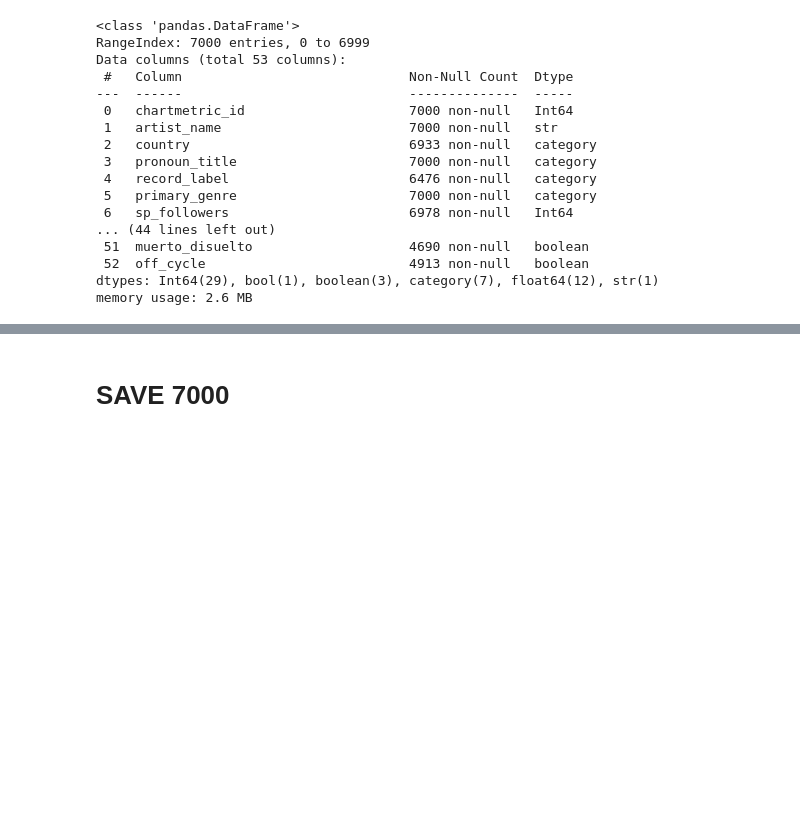
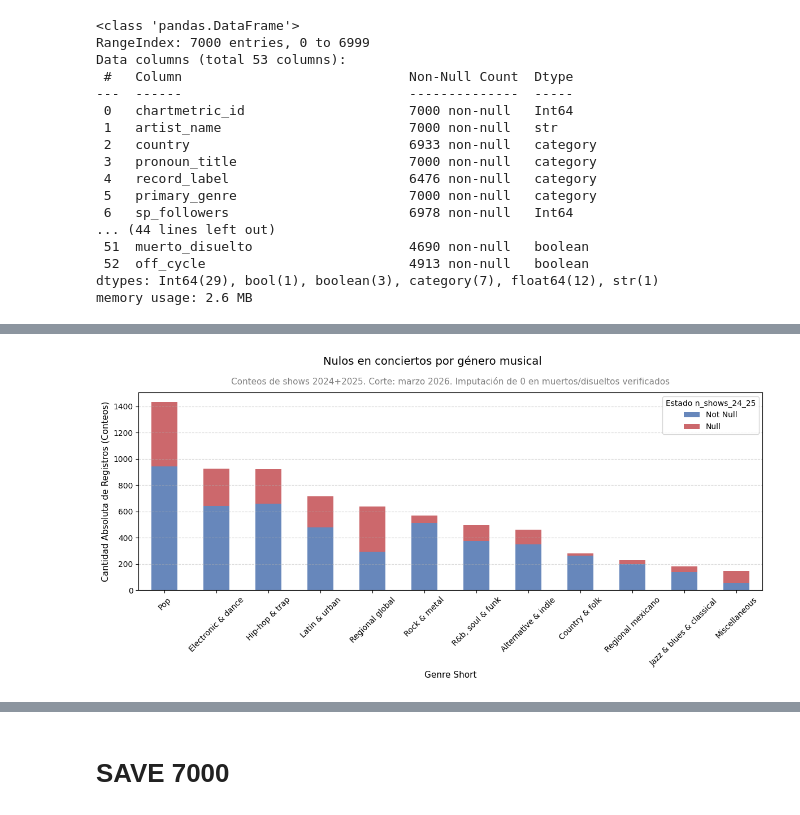
Before and after one commit to SilvanaBContreras/come_together_industria_de_la_musica, a Jupyter notebook: chartmetric_EDA1.ipynb, the cells around one changed output, grey strips where cells are left out. Drawn from its saved outputs; the diff is of its cells as text; code cells hidden in the pictures; blank space fills up the shorter version.

```diff
--- a/chartmetric_EDA1.ipynb
+++ b/chartmetric_EDA1.ipynb
@@ -3135,0 +3204,52 @@ memory usage: 2.6 MB
+# %%
+import pandas as pd
+import matplotlib.pyplot as plt
+
+# ==========================================
+# 1. PREPARACIÓN DE DATOS (Mapeo por Género)
+# ==========================================
+
+# Definimos el estado de los nulos
+is_null = df_tp['n_shows_24_25'].isna().map({True: 'Null', False: 'Not Null'})
+
+# Tabla de frecuencias absolutas para genre_short
+cruce_cantidades_genero = pd.crosstab(index=df_tp['genre_short'], columns=is_null)
+
+# Calculamos los totales por género para ordenar de mayor a menor peso
+cruce_cantidades_genero['Total_Genero'] = cruce_cantidades_genero['Null'] + cruce_cantidades_genero['Not Null']
+cruce_cantidades_genero = cruce_cantidades_genero.sort_values(by='Total_Genero', ascending=False)
+
+# Eliminamos la columna de total para el gráfico
+cruce_grafico_genero = cruce_cantidades_genero.drop(columns=['Total_Genero'])
+
+
+# ==========================================
+# 2. GRÁFICO DE BARRAS APILADAS (CONTEOS ABSOLUTOS)
+# ==========================================
+
+fig, ax = plt.subplots(figsize=(12, 6))
+
+# Graficamos los conteos absolutos apilados
+cruce_grafico_genero.plot(kind='bar', stacked=True, ax=ax, color=['#4C72B0', '#C44E52'], alpha=0.85)
+
+# Configuración visual
+
+# Título Principal (va en la figura completa)
+plt.suptitle('Nulos en conciertos por género musical', fontsize=14, y=0.98)
+
+# Subtítulo (va en el set_title del gráfico, con letra más chica)
+ax.set_title('Conteos de shows 2024+2025. Corte: marzo 2026. Imputación de 0 en muertos/disueltos verificados', fontsize=11, color='gray', pad=10)
+ax.set_xlabel('Genre Short', fontsize=11)
+ax.set_ylabel('Cantidad Absoluta de Registros (Conteos)', fontsize=11)
+ax.legend(title='Estado n_shows_24_25', loc='upper right')
+
+# Rotamos las etiquetas si los nombres de los géneros son largos
+ax.tick_params(axis='x', rotation=45)
+
+# Cuadrícula de fondo sutil
+ax.grid(axis='y', linestyle='--', alpha=0.5)
+
+plt.tight_layout()
+plt.show()
+# %% [output]
+[figure, added]
```
Also changed, not shown: parts of 10 cells of this notebook, 13 other files.
